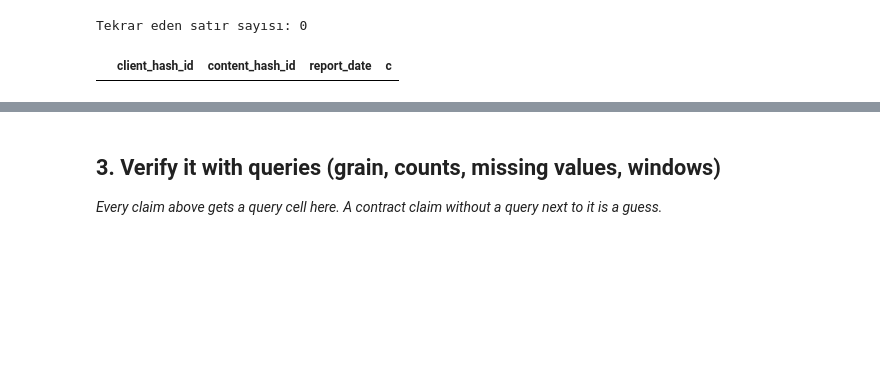
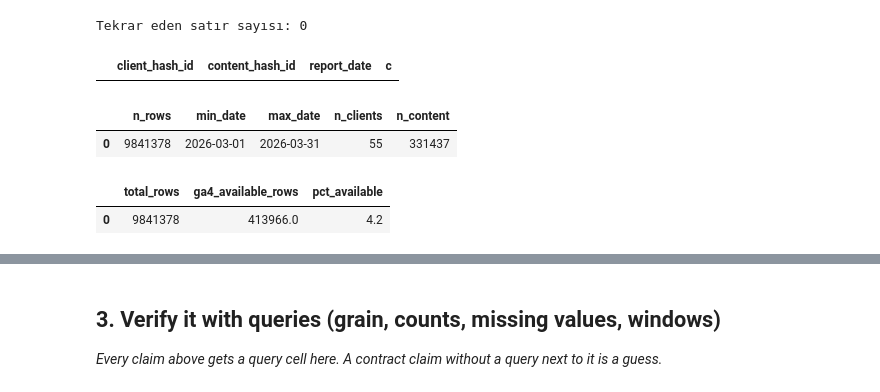
Before and after one commit to damlablgc/flyrankinternship, a Jupyter notebook: work/notebooks/w03_data_contract.ipynb, the cells around one changed output, grey strips where cells are left out. Cells and saved outputs as stored; diff of their text form; code cells hidden in the pictures; blank space fills up the shorter version.

```diff
--- a/work/notebooks/w03_data_contract.ipynb
+++ b/work/notebooks/w03_data_contract.ipynb
@@ -37,3 +37,29 @@ grain_check
 # %% [output]
 Tekrar eden satır sayısı: 0
 |  | client_hash_id | content_hash_id | report_date | c |
+# %%
+counts = con.sql(f"""
+    SELECT
+        COUNT(*)                        AS n_rows,
+        MIN(report_date)                AS min_date,
+        MAX(report_date)                AS max_date,
+        COUNT(DISTINCT client_hash_id)   AS n_clients,
+        COUNT(DISTINCT content_hash_id)  AS n_content
+    FROM read_parquet('{MONTH_PATH}')
+""").df()
+counts
+# %% [output]
+|  | n_rows | min_date | max_date | n_clients | n_content |
+| 0 | 9841378 | 2026-03-01 | 2026-03-31 | 55 | 331437 |
+# %%
+availability = con.sql(f"""
+    SELECT
+        COUNT(*) AS total_rows,
+        SUM(CASE WHEN ga4_data_available IS TRUE THEN 1 ELSE 0 END) AS ga4_available_rows,
+        ROUND(100.0 * SUM(CASE WHEN ga4_data_available IS TRUE THEN 1 ELSE 0 END) / COUNT(*), 1) AS pct_available
+    FROM read_parquet('{MONTH_PATH}')
+""").df()
+availability
+# %% [output]
+|  | total_rows | ga4_available_rows | pct_available |
+| 0 | 9841378 | 413966.0 | 4.2 |
```
Also changed, not shown: parts of 2 cells of this notebook.
